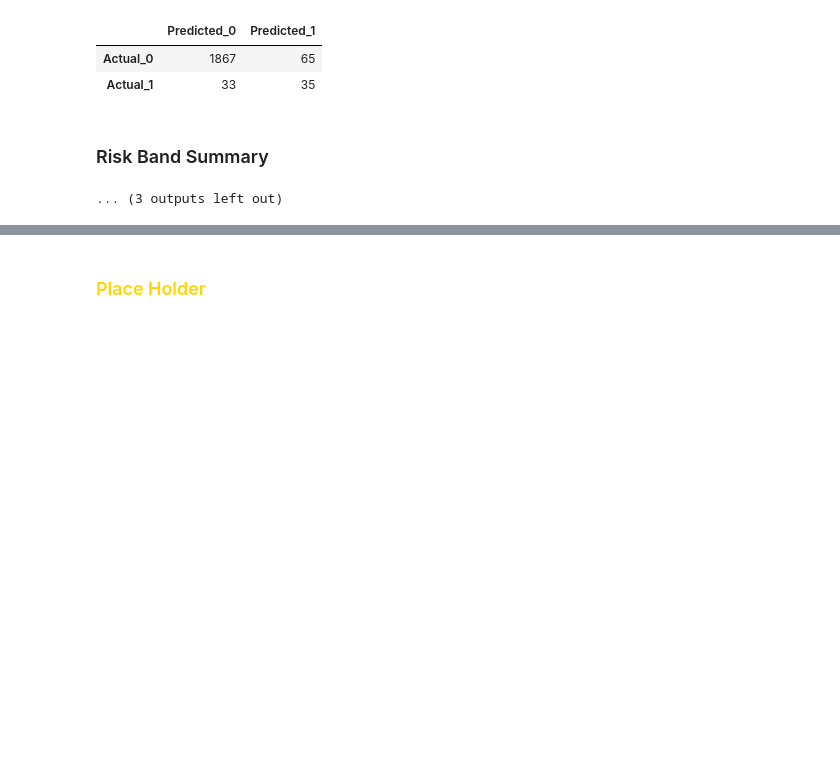
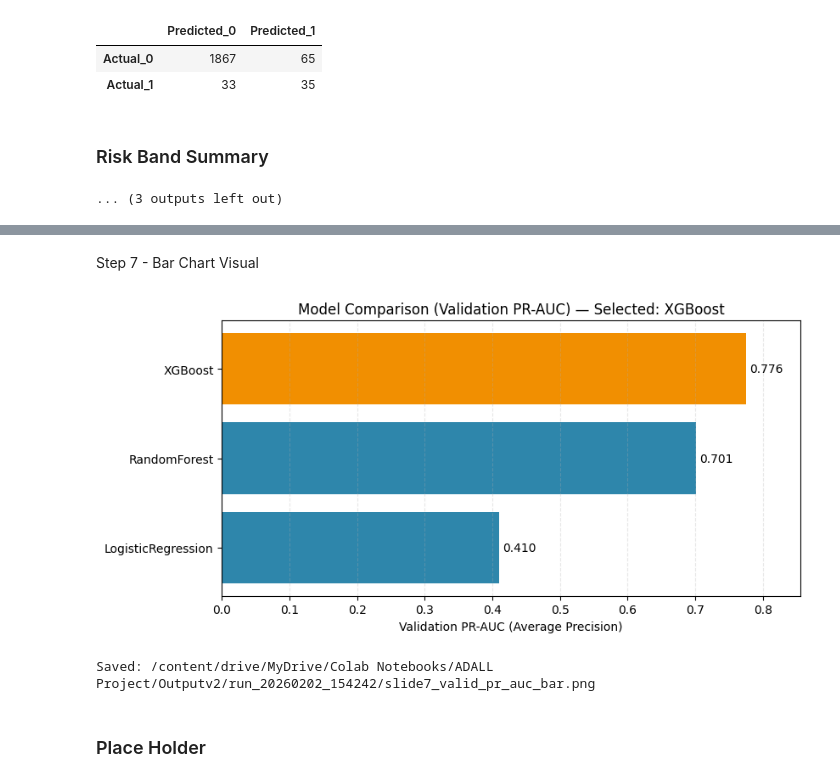
Before and after one commit to RoyTng/ADALL-Project, a Jupyter notebook: My_ADALL_Project.ipynb, the cells around one changed output, grey strips where cells are left out. Saved outputs shown, nothing was run; the diff lists cells and outputs as text; code cells hidden in the pictures; blank space fills up the shorter version.

```diff
--- a/My_ADALL_Project.ipynb
+++ b/My_ADALL_Project.ipynb
@@ -1935,2 +2392,50 @@ Risk Band Summary
+# %% [markdown]
+Step 7 - Bar Chart Visual
+# %%
+# STEP 7 — Bar chart for Slide 7 (Validation PR-AUC by model)
+
+import os
+import pandas as pd
+import matplotlib.pyplot as plt
+
+# Load Step 6 results
+results_path = f"{RUN_DIR}/gridsearch_results_valid_pr_auc.csv"
+assert os.path.exists(results_path), f"Missing: {results_path}. Run Step 6 first."
+
+df = pd.read_csv(results_path)
+
+# Sort for plotting
+df = df.sort_values("Valid_PR_AUC", ascending=True).copy()
+
+# Pick winner (highest Valid_PR_AUC)
+winner = df.loc[df["Valid_PR_AUC"].idxmax(), "Model"]
+
+# Colors: highlight winner
+colors = ["#2E86AB" if m != winner else "#F18F01" for m in df["Model"]]
+
+plt.figure(figsize=(8.5, 4.2))
+bars = plt.barh(df["Model"], df["Valid_PR_AUC"], color=colors)
+
+# Labels on bars
+for b in bars:
+    w = b.get_width()
+    plt.text(w + 0.005, b.get_y() + b.get_height()/2, f"{w:.3f}", va="center", fontsize=10)
+
+plt.xlim(0, max(df["Valid_PR_AUC"].max() + 0.08, 0.5))
+plt.xlabel("Validation PR-AUC (Average Precision)")
+plt.title(f"Model Comparison (Validation PR-AUC) — Selected: {winner}")
+plt.grid(axis="x", linestyle="--", alpha=0.3)
+plt.tight_layout()
+
+# Save figure for Slide 7
+fig_path = f"{RUN_DIR}/slide7_valid_pr_auc_bar.png"
+plt.savefig(fig_path, dpi=200, bbox_inches="tight")
+plt.show()
+print()
+
+print("Saved:", fig_path)
+# %% [output]
+[figure, added]
+Saved: /content/drive/MyDrive/Colab Notebooks/ADALL Project/Outputv2/run_20260202_154242/slide7_valid_pr_auc_bar.png
 # %% [markdown]
-### <font color=gold>Place Holder
+### Place Holder
```
Also changed, not shown: parts of 20 cells of this notebook.
